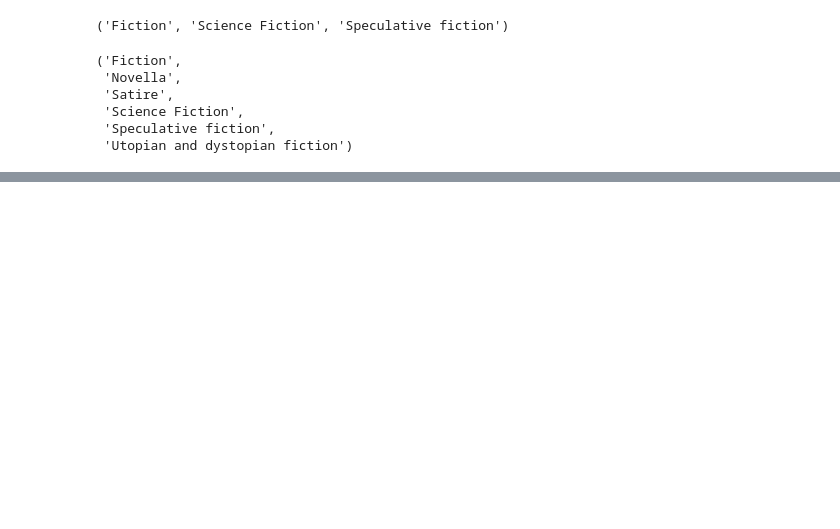
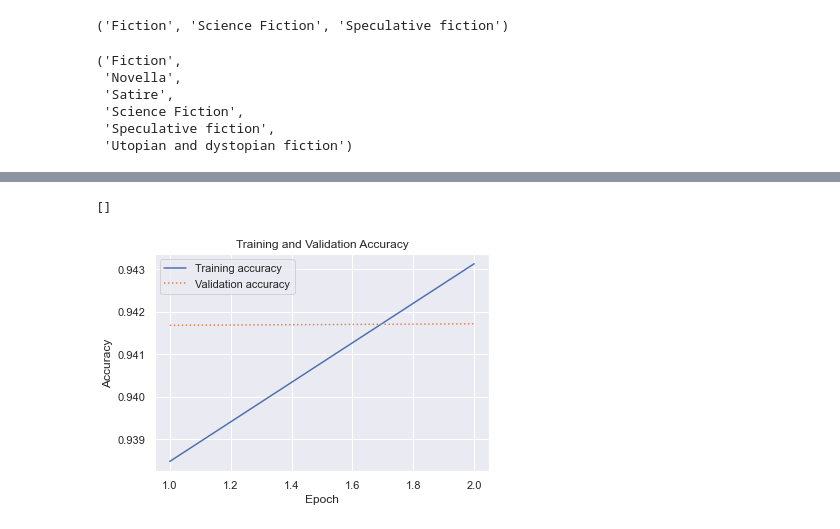
Before and after one commit to steven-lm/Genre-Classifier, a Jupyter notebook: notebook.ipynb, the cells around one changed output, grey strips where cells are left out. Cells and saved outputs as stored; diff of their text form; code cells hidden in the pictures; blank space fills up the shorter version.

```diff
--- a/notebook.ipynb
+++ b/notebook.ipynb
@@ -452,0 +476,20 @@ x_train_new = sequence.pad_sequences(x_train_new, maxlen= 500)
+# %%
+import seaborn as sns
+import matplotlib.pyplot as plt
+%matplotlib inline
+
+sns.set()
+acc = hist.history['accuracy']
+val = hist.history['val_accuracy']
+epochs = range(1, len(acc) + 1)
+
+plt.plot(epochs, acc, '-', label='Training accuracy')
+plt.plot(epochs, val, ':', label='Validation accuracy')
+plt.title('Training and Validation Accuracy')
+plt.xlabel('Epoch')
+plt.ylabel('Accuracy')
+plt.legend(loc='upper left')
+plt.plot()
+# %% [output]
+[]
+[figure, added]
```
Also changed, not shown: parts of 33 cells of this notebook.
